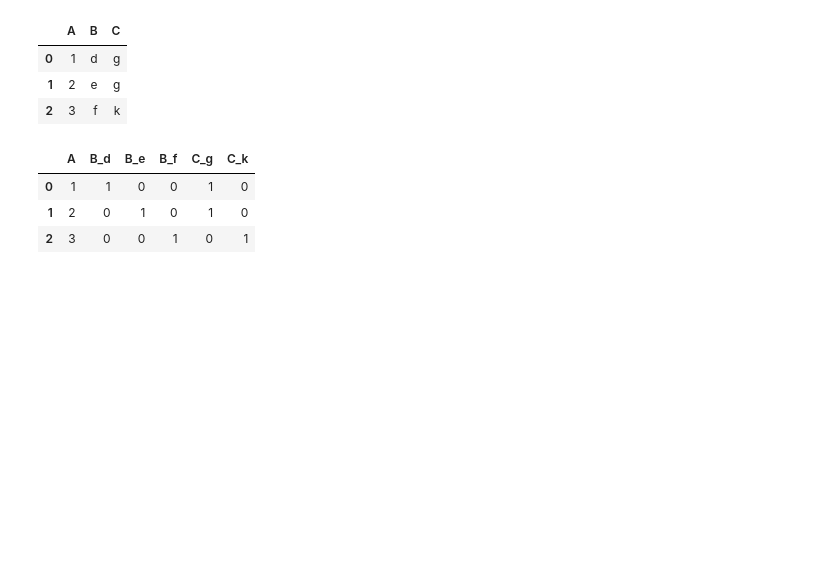
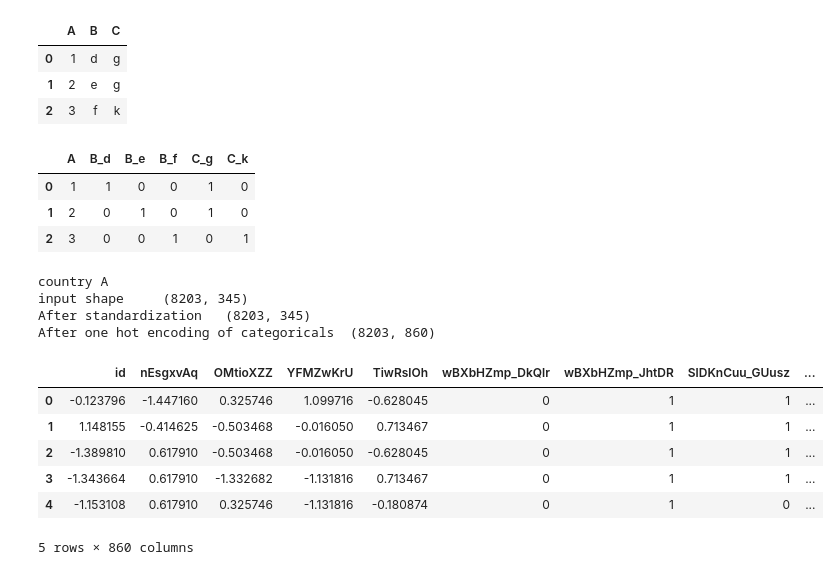
Before and after one commit to jaeycyril/poverty-prediction, a Jupyter notebook: wrangle_1.ipynb, the cells around one changed output. Saved outputs shown, nothing was run; the diff lists cells and outputs as text; code cells hidden in the pictures; blank space fills up the shorter version.

Commit message:
write and test preprocess function

```diff
--- a/wrangle_1.ipynb
+++ b/wrangle_1.ipynb
@@ -4,9 +4,9 @@ import pandas as pd
 import matplotlib.pyplot as plt
 %matplotlib inline
 # %%
-a_hhold_train = pd.read_csv("data/A_hhold_train.csv")
-b_hhold_train = pd.read_csv("data/B_hhold_train.csv")
-c_hhold_train = pd.read_csv("data/C_hhold_train.csv")
+a_hhold_train = pd.read_csv("data/A_hhold_train.csv", index_col='id')
+b_hhold_train = pd.read_csv("data/B_hhold_train.csv", index_col='id')
+c_hhold_train = pd.read_csv("data/C_hhold_train.csv", index_col='id')
 # %%
 a_hhold_train.head()
 # %% [output]
@@ -342,3 +342,24 @@ def pre_process_data(df, enforce_cols=None):
     df.fillna(0, inplace=True)
 
     return df
+# %%
+# testing the pre process function
+print('country A')
+
+a_trainX = pre_process_data(a_hhold_train.drop('poor', axis=1))
+a_trainY = np.ravel(a_hhold_train.poor)
+# %% [output]
+country A
+input shape     (8203, 345)
+After standardization   (8203, 345)
+After one hot encoding of categoricals  (8203, 860)
+# %%
+a_trainX.head()
+# %% [output]
+|  | id | nEsgxvAq | OMtioXZZ | YFMZwKrU | TiwRslOh | wBXbHZmp_DkQlr | wBXbHZmp_JhtDR | SlDKnCuu_GUusz | ... |
+| 0 | -0.123796 | -1.447160 | 0.325746 | 1.099716 | -0.628045 | 0 | 1 | 1 | ... |
+| 1 | 1.148155 | -0.414625 | -0.503468 | -0.016050 | 0.713467 | 0 | 1 | 1 | ... |
+| 2 | -1.389810 | 0.617910 | -0.503468 | -0.016050 | -0.628045 | 0 | 1 | 1 | ... |
+| 3 | -1.343664 | 0.617910 | -1.332682 | -1.131816 | 0.713467 | 0 | 1 | 1 | ... |
+| 4 | -1.153108 | 0.617910 | 0.325746 | -1.131816 | -0.180874 | 0 | 1 | 0 | ... |
+5 rows × 860 columns
```
Also changed, not shown: parts of 1 cell of this notebook.
